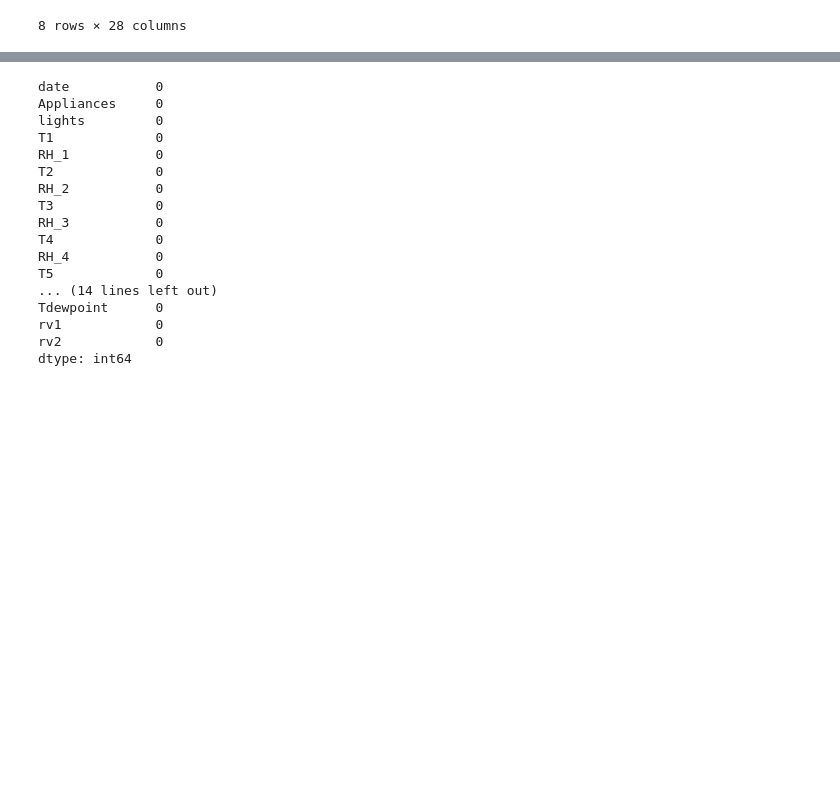
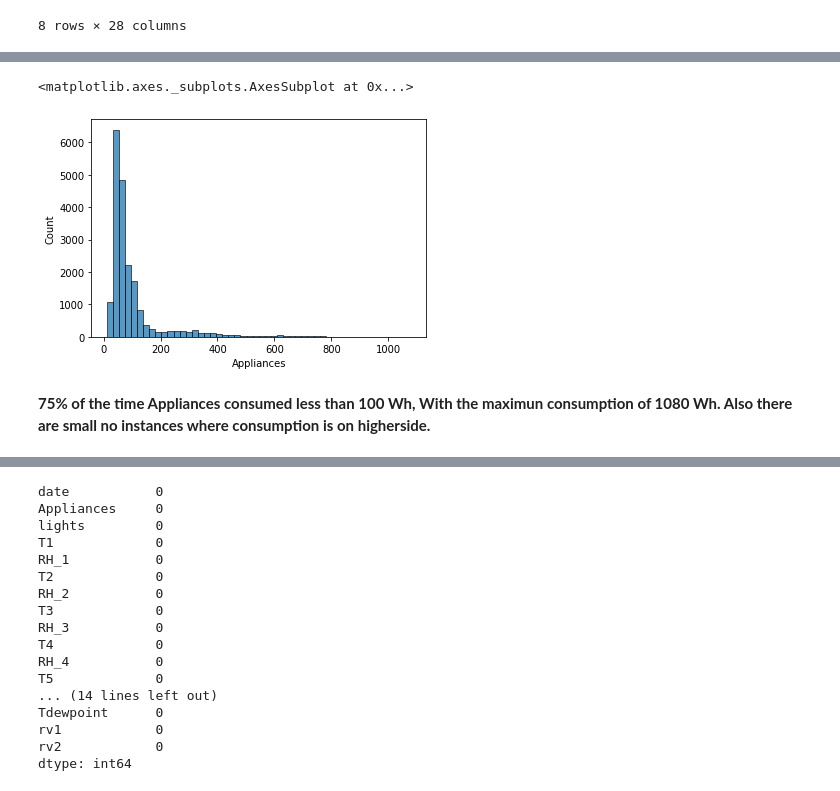
Before and after one commit to deepakpracheta/Household-Appliances-Energy-Prediction, a Jupyter notebook: Supervised_ML_Appliances_Energy_Prediction.ipynb, the cells around one changed output, grey strips where cells are left out. Drawn from its saved outputs; the diff is of its cells as text; code cells hidden in the pictures; blank space fills up the shorter version.

```diff
--- a/Supervised_ML_Appliances_Energy_Prediction.ipynb
+++ b/Supervised_ML_Appliances_Energy_Prediction.ipynb
@@ -126,0 +150,7 @@ Light Columns has majority of values as 0.
+# %%
+sns.histplot(df['Appliances'],bins=50)
+# %% [output]
+<matplotlib.axes._subplots.AxesSubplot at 0x...>
+[figure, added]
+# %% [markdown]
+**75% of the time Appliances consumed less than 100 Wh, With the maximun consumption of 1080 Wh. Also there are small no instances where consumption is on higherside.**
```
Also changed, not shown: parts of 12 cells of this notebook.
